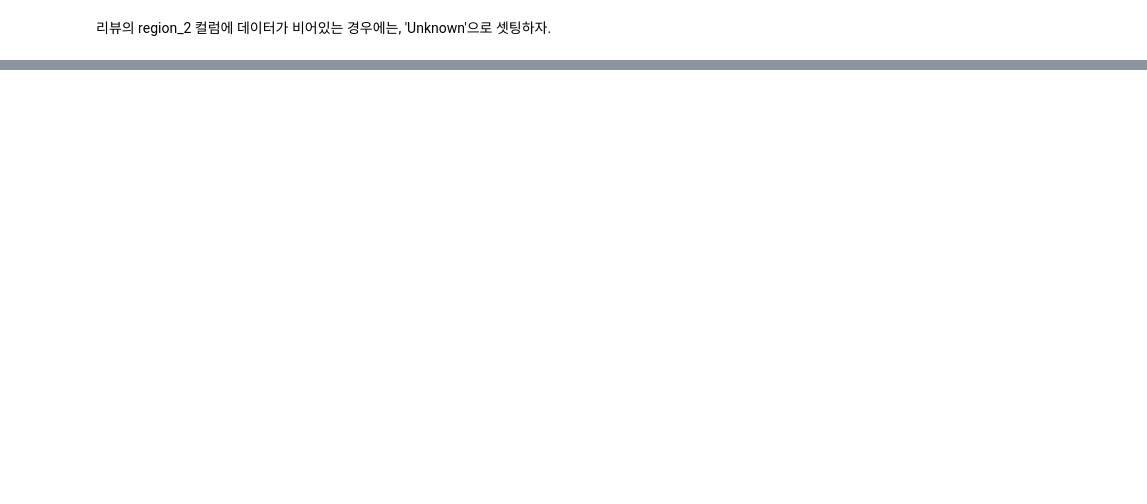
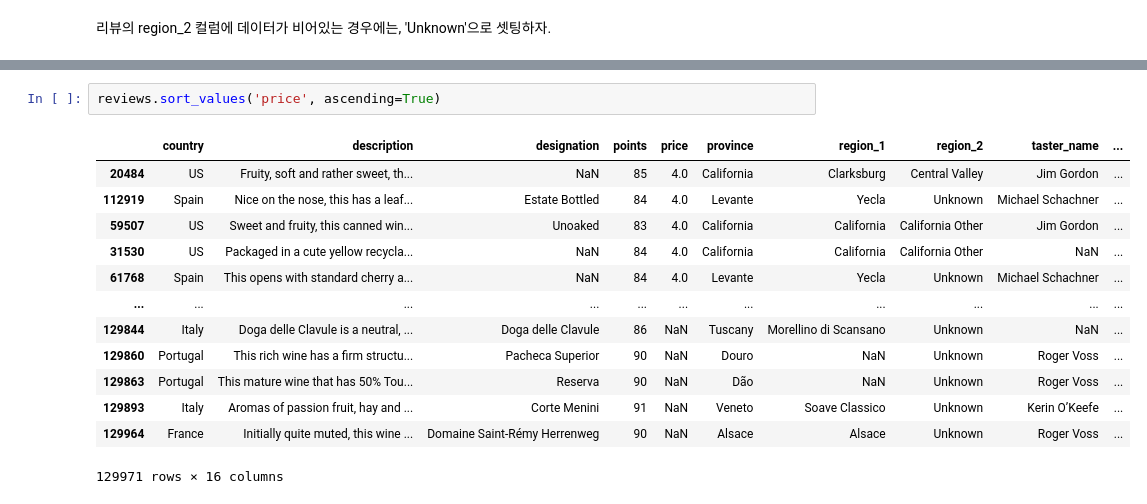
Before and after one commit to kimjeoungeun/my_study, a Jupyter notebook: Python_Study/0522/2.d 실습 Pandas-3.ipynb, the cells around one changed output, grey strips where cells are left out. Drawn from its saved outputs; the diff is of its cells as text; blank space fills up the shorter version.

```diff
--- a/Python_Study/0522/2.d 실습 Pandas-3.ipynb
+++ b/Python_Study/0522/2.d 실습 Pandas-3.ipynb
@@ -298,0 +525,16 @@ reviews
+# %%
+reviews.sort_values('price', ascending=True)
+# %% [output]
+|  | country | description | designation | points | price | province | region_1 | region_2 | taster_name | ... |
+| 20484 | US | Fruity, soft and rather sweet, th... | NaN | 85 | 4.0 | California | Clarksburg | Central Valley | Jim Gordon | ... |
+| 112919 | Spain | Nice on the nose, this has a leaf... | Estate Bottled | 84 | 4.0 | Levante | Yecla | Unknown | Michael Schachner | ... |
+| 59507 | US | Sweet and fruity, this canned win... | Unoaked | 83 | 4.0 | California | California | California Other | Jim Gordon | ... |
+| 31530 | US | Packaged in a cute yellow recycla... | NaN | 84 | 4.0 | California | California | California Other | NaN | ... |
+| 61768 | Spain | This opens with standard cherry a... | NaN | 84 | 4.0 | Levante | Yecla | Unknown | Michael Schachner | ... |
+| ... | ... | ... | ... | ... | ... | ... | ... | ... | ... | ... |
+| 129844 | Italy | Doga delle Clavule is a neutral, ... | Doga delle Clavule | 86 | NaN | Tuscany | Morellino di Scansano | Unknown | NaN | ... |
+| 129860 | Portugal | This rich wine has a firm structu... | Pacheca Superior | 90 | NaN | Douro | NaN | Unknown | Roger Voss | ... |
+| 129863 | Portugal | This mature wine that has 50% Tou... | Reserva | 90 | NaN | Dão | NaN | Unknown | Roger Voss | ... |
+| 129893 | Italy | Aromas of passion fruit, hay and ... | Corte Menini | 91 | NaN | Veneto | Soave Classico | Unknown | Kerin O’Keefe | ... |
+| 129964 | France | Initially quite muted, this wine ... | Domaine Saint-Rémy Herrenweg | 90 | NaN | Alsace | Alsace | Unknown | Roger Voss | ... |
+129971 rows × 16 columns
```
Also changed, not shown: parts of 42 cells of this notebook, 2 other files.
